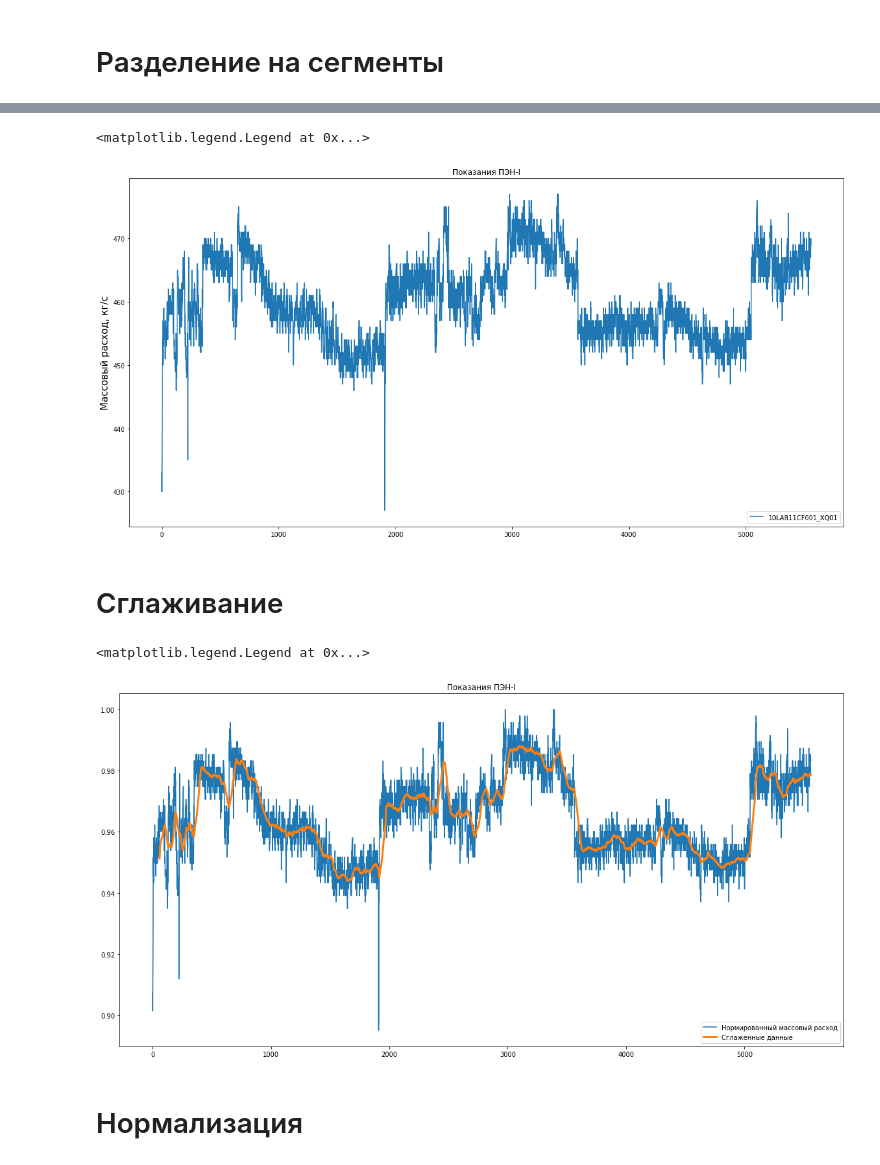
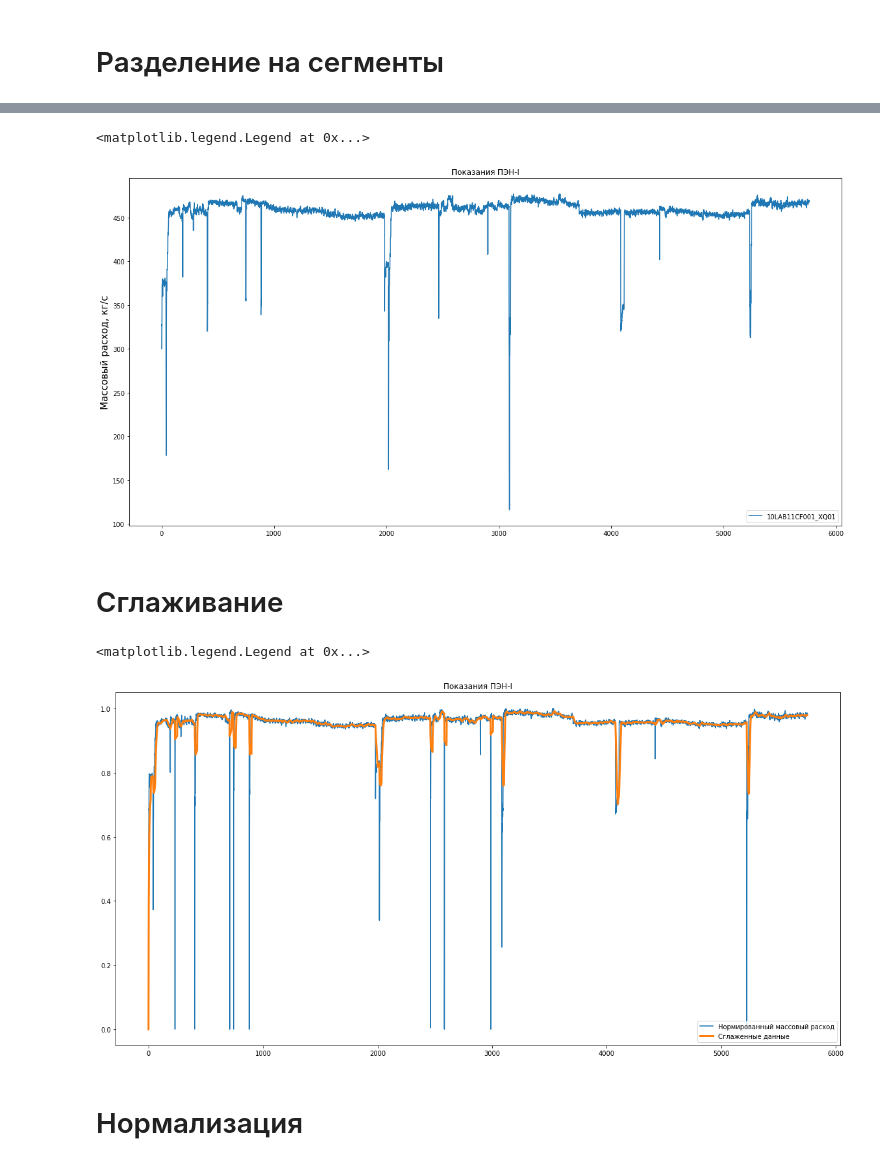
Before and after one commit to edodo1337/diplom, a Jupyter notebook: Диплом.ipynb, the cells around one changed output, grey strips where cells are left out. Saved outputs shown, nothing was run; the diff lists cells and outputs as text; code cells hidden in the pictures.

```diff
--- a/Диплом.ipynb
+++ b/Диплом.ipynb
@@ -128,6 +128,7 @@ Series([], Name: 10JKS00FU901_XQ01, dtype: float64)
 # %% [markdown]
 <h1>Расчеты КПД</h1>
 # %%
+from iapws import IAPWS97, IAPWS95
 
 def eff_func(row, pump_num):
     p1 = df[f'10LAB{pump_num}CP002_XQ01'][row]
@@ -137,7 +138,7 @@ def eff_func(row, pump_num):
     I = df[f"10LAC{pump_num}CE021_XQ01"][row]
     U = df["10BBA00CE010_XQ01"][row]
 
-    if all([(p2-p1)*G,U*I, t]):
+    if all([(p2-p1)*G,U*I, t, p2, p1]):
         try:
             rho = IAPWS97(P=(p1+p2)/2, T=t+273).rho
         except:
@@ -145,8 +146,6 @@ def eff_func(row, pump_num):
             raise Exception('here')
         ef = (p2-p1)*1000*G/(U*I*rho)/np.sqrt(3)
         ef = 0 if ef < 0 or ef >= 1 else ef
-
-
 
         return ef / np.sqrt(3)
 
@@ -160,10 +159,17 @@ pump3_eff = df.apply(lambda x: eff_func(x.name, 13), axis=1)
 pump4_eff = df.apply(lambda x: eff_func(x.name, 14), axis=1)
 pump5_eff = df.apply(lambda x: eff_func(x.name, 15), axis=1)
 
+pump_eff_data = {
+    'pump1_eff':pump1_eff,
+    'pump2_eff':pump2_eff,
+    'pump3_eff':pump3_eff,
+    'pump4_eff':pump4_eff,
+    'pump5_eff':pump5_eff,
+}
+
 # df[df['10LAB13CP002_XQ01'].isnull()]['10LAB13CP002_XQ01']
 # df['10LAB13CP002_XQ01']
 
-
 # pump1_eff[pump1_eff<0]
 # %%
 # plt.rcParams["figure.figsize"] = (20,10)
@@ -291,5 +337,5 @@ filtred_df = pd.DataFrame(filtred_data)
 # %%
-pump_mass_1_filtred.plot(title="Показания ПЭН-I")
+filtred_data['pump_1_mass'].plot(title="Показания ПЭН-I")
 plt.ylabel("Массовый расход, кг/c", fontsize=15)
 
 rolled = pump_mass_1_filtred.rolling(50).mean()
@@ -298,22 +344,22 @@ plt.legend(loc='lower right')
 # rolled.plot(linewidth=3)
 # %% [output]
 <matplotlib.legend.Legend at 0x...>
-[figure, old version]
+[figure, new version]
 # %% [markdown]
 <h1>Сглаживание</h1>
 # %%
-pump_mass_1_max = pump_mass_1_filtred.max()
+pump_mass_1_max = filtred_data['pump_1_mass'].max()
 
-pump_mass_1_norm = pump_mass_1_filtred / pump_mass_1_max
-pump_mass_1_norm.plot(title="Показания ПЭН-I", label="Нормированный массовый расход")
+pump_mass_1_norm = filtred_data['pump_1_mass'] / pump_mass_1_max
+pump_mass_1_norm.plot(title="Показания ПЭН-I", label="Нормализованный массовый расход")
 # plt.ylabel("Массовый расход", fontsize=15)
 
-rolled = pump_mass_1_norm.rolling(60).mean()
-rolled.plot(label='Сглаженные данные', linewidth=3)
+rolled_mass_1 = pump_mass_1_norm.rolling(20, min_periods=1).mean()
+rolled_mass_1.plot(label='Сглаженные данные', linewidth=3)
 plt.legend(loc='lower right')
 # %% [output]
 <matplotlib.legend.Legend at 0x...>
-[figure, old version]
+[figure, new version]
 # %% [markdown]
 <h1>Нормализация</h1>
 # %%
```
Also changed, not shown: parts of 4 cells of this notebook.
